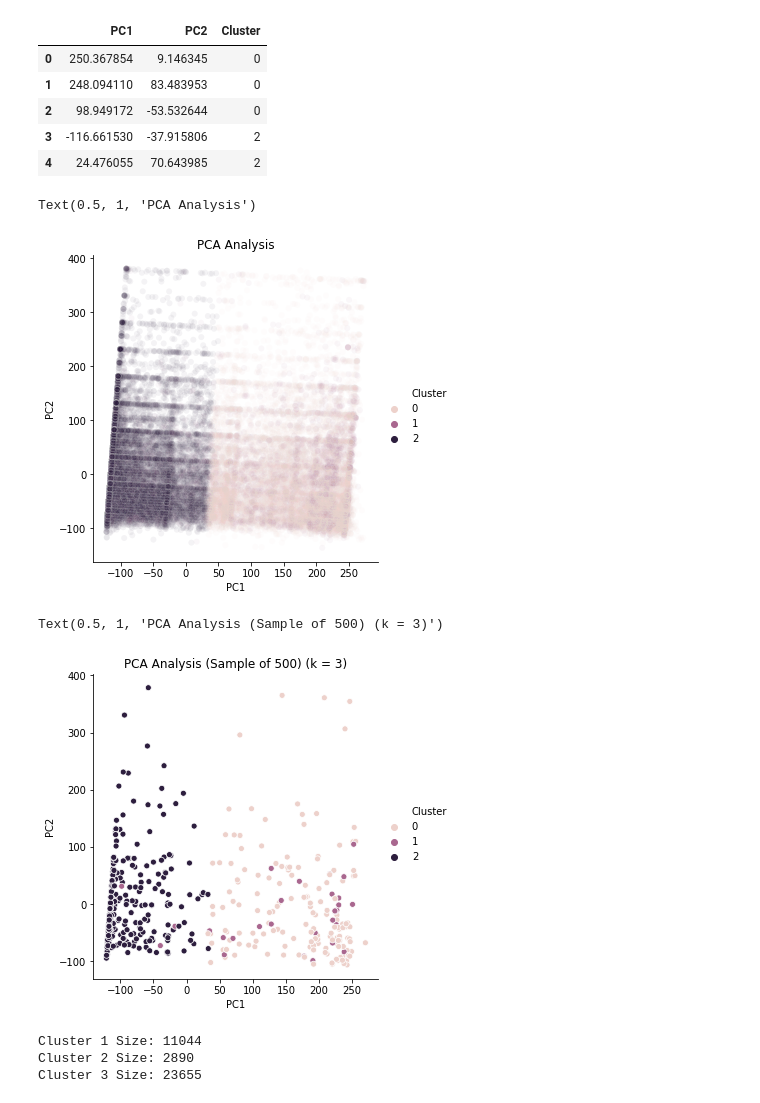
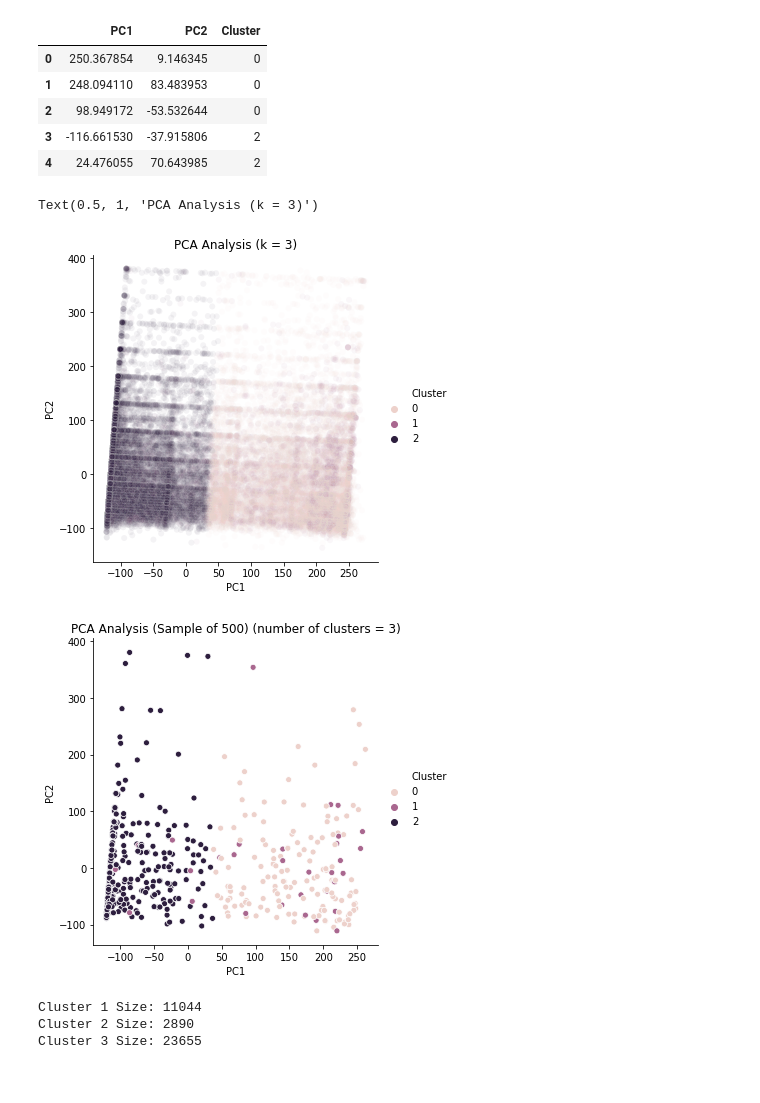
Before and after one commit to esm2000/ds_coursework_python, a Jupyter notebook: mat_328/project/k_means_clustering.ipynb, the cells around one changed output. Drawn from its saved outputs; the diff is of its cells as text; code cells hidden in the pictures.

```diff
--- a/mat_328/project/k_means_clustering.ipynb
+++ b/mat_328/project/k_means_clustering.ipynb
@@ -229,17 +201,17 @@ X_rotated_df.head()
 | 4 | 24.476055 | 70.643985 | 2 |
 # %%
 sns.relplot(x = "PC1", y = "PC2", hue = "Cluster", data = X_rotated_df, alpha = 0.05)
-plt.title("PCA Analysis (k = 3)")
+plt.title("PCA Analysis (number of clusters = 3)")
 # %% [output]
-Text(0.5, 1, 'PCA Analysis')
+Text(0.5, 1, 'PCA Analysis (k = 3)')
-[figure, old version]
+[figure, new version]
 # %%
 X_rotated_sample = X_rotated_df.sample(500)
 sns.relplot(x = "PC1", y = "PC2", hue = "Cluster", data = X_rotated_sample)
-plt.title("PCA Analysis (Sample of 500) (k = 3)")
+plt.title("PCA Analysis (Sample of 500) (number of clusters = 3)")
+plt.savefig("plots/pca_3.png")
 # %% [output]
-Text(0.5, 1, 'PCA Analysis (Sample of 500) (k = 3)')
-[figure, old version]
+[figure, new version]
 # %%
 print("Cluster 1 Size: " + str(len(first_kmean_cluster)))
 print("Cluster 2 Size: " + str(len(second_kmean_cluster)))
```
Also changed, not shown: parts of 11 cells of this notebook, 3 other files.
